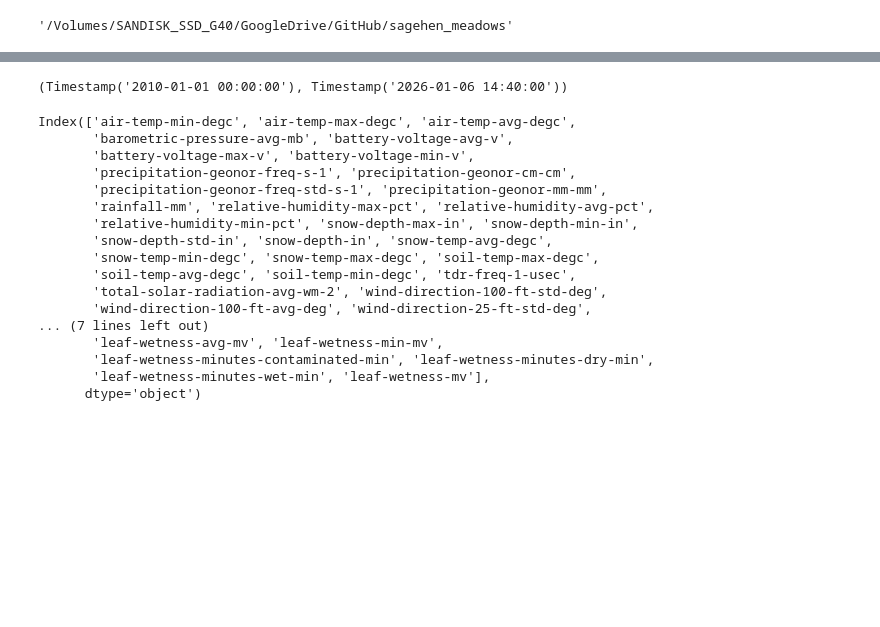
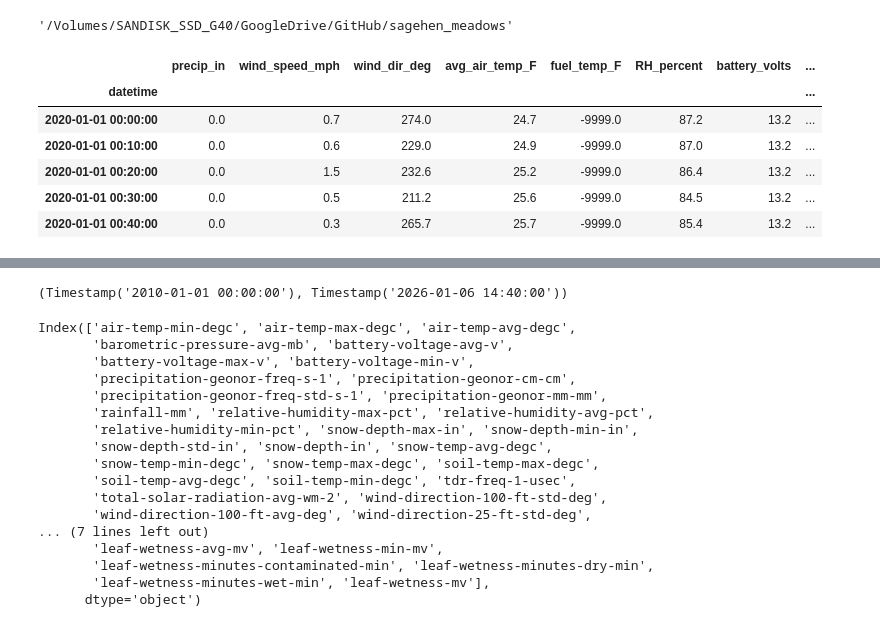
Before and after one commit to jnatali/sagehen_meadows, a Jupyter notebook: scripts/climate/WeatherDataValidation.ipynb, the cells around one changed output, grey strips where cells are left out. Saved outputs shown, nothing was run; the diff lists cells and outputs as text; code cells hidden in the pictures; blank space fills up the shorter version.

```diff
--- a/scripts/climate/WeatherDataValidation.ipynb
+++ b/scripts/climate/WeatherDataValidation.ipynb
@@ -11,3 +11,39 @@ os.chdir(BASE_DIR)
 os.getcwd()
 # %% [output]
 '/Volumes/SANDISK_SSD_G40/GoogleDrive/GitHub/sagehen_meadows'
+# %%
+# Import WRCC/DRI Weather Data
+wrcc = pd.read_csv(
+    'data/station_instrumentation/climate/WRCC_DRI/RAW/SagehenCk_WeatherData_WRCC_DRI.txt',
+    sep='\s+',
+    skiprows=4,
+    header=None)
+wrcc.columns = [
+    "datetime",
+    "precip_in",
+    "wind_speed_mph",
+    "wind_dir_deg",
+    "avg_air_temp_F",
+    "fuel_temp_F",
+    "RH_percent",
+    "battery_volts",
+    "max_gust_dir_deg",
+    "max_gust_speed_mph",
+    "solar_rad_wpm2"
+]
+wrcc.replace(-9999.0, pd.NA)
+wrcc["datetime"] = pd.to_datetime(
+    wrcc["datetime"],
+    format="%y%m%d%H%M"
+)
+#wrcc["datetime"] = pd.DatetimeIndex(wrcc.datetime)
+wrcc = wrcc.set_index("datetime")
+wrcc.head()
+# %% [output]
+|  | precip_in | wind_speed_mph | wind_dir_deg | avg_air_temp_F | fuel_temp_F | RH_percent | battery_volts | ... |
+| datetime |  |  |  |  |  |  |  | ... |
+| 2020-01-01 00:00:00 | 0.0 | 0.7 | 274.0 | 24.7 | -9999.0 | 87.2 | 13.2 | ... |
+| 2020-01-01 00:10:00 | 0.0 | 0.6 | 229.0 | 24.9 | -9999.0 | 87.0 | 13.2 | ... |
+| 2020-01-01 00:20:00 | 0.0 | 1.5 | 232.6 | 25.2 | -9999.0 | 86.4 | 13.2 | ... |
+| 2020-01-01 00:30:00 | 0.0 | 0.5 | 211.2 | 25.6 | -9999.0 | 84.5 | 13.2 | ... |
+| 2020-01-01 00:40:00 | 0.0 | 0.3 | 265.7 | 25.7 | -9999.0 | 85.4 | 13.2 | ... |
```
Also changed, not shown: parts of 29 cells of this notebook, 13 other files.
